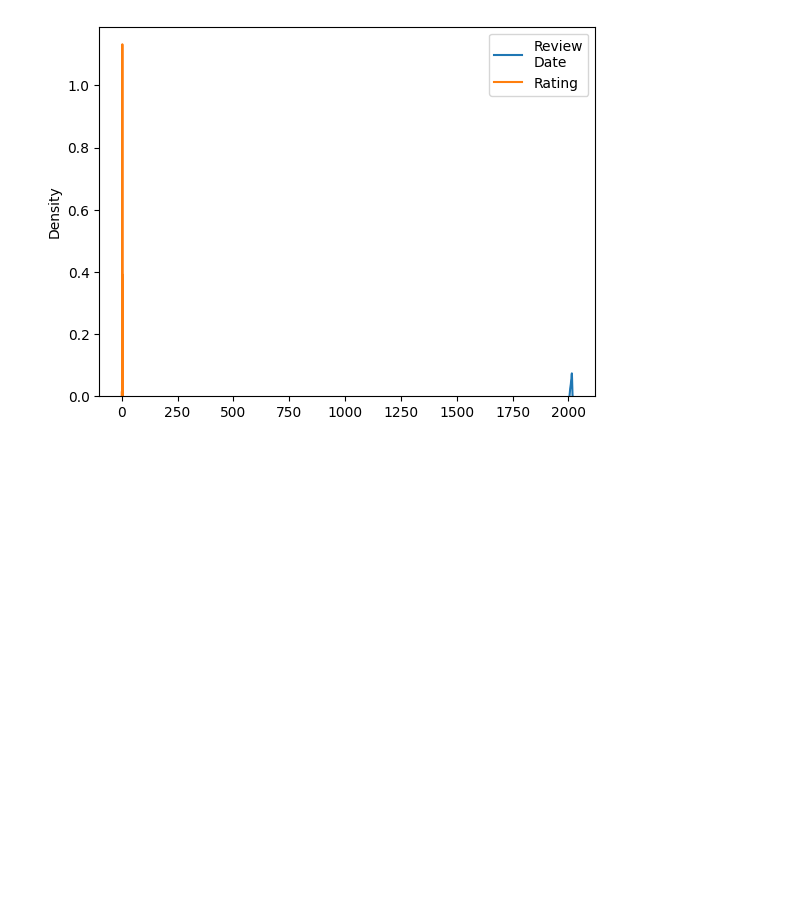
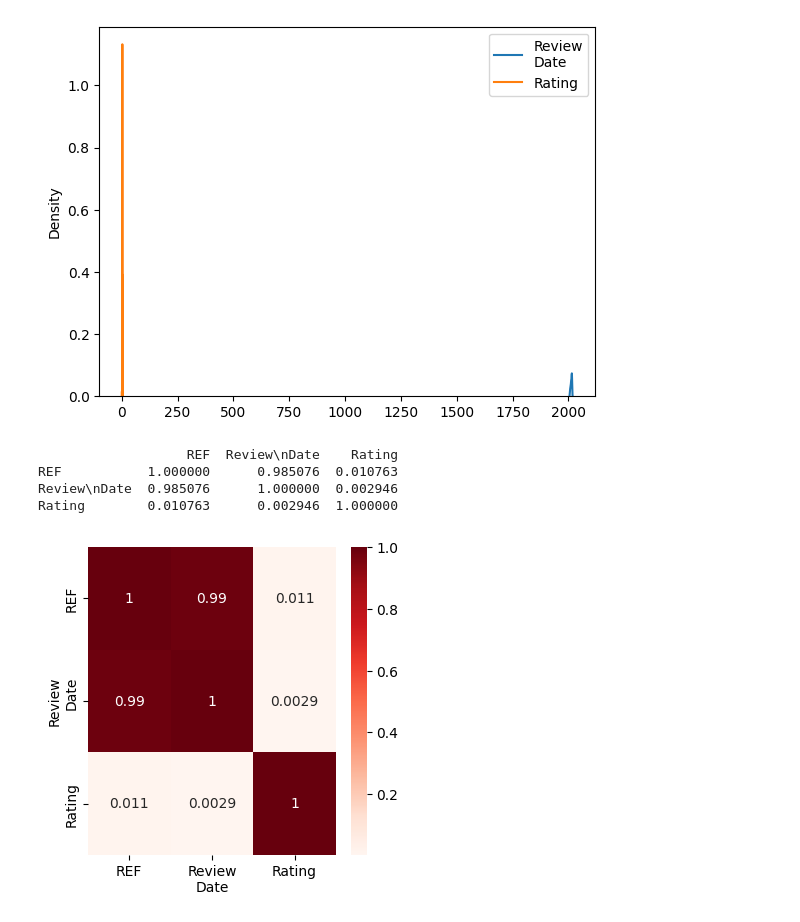
Before and after one commit to AbhinavKrishnan0629/AI, a Jupyter notebook: All projects/Exploratory Data Analysis/session 3.1 EDA.ipynb, the cells around one changed output. Drawn from its saved outputs; the diff is of its cells as text; code cells hidden in the pictures; blank space fills up the shorter version.

```diff
--- a/All projects/Exploratory Data Analysis/session 3.1 EDA.ipynb
+++ b/All projects/Exploratory Data Analysis/session 3.1 EDA.ipynb
@@ -294,3 +294,17 @@ fig = sb.kdeplot(data = df[["Review\nDate", "Rating"]], cbar=True)
 plt.show()
 # %% [output]
 [figure]
+# %%
+corr = df[["REF", "Review\nDate", "Rating"]].corr()
+print(corr)
+# %% [output]
+                   REF  Review\nDate    Rating
+REF           1.000000      0.985076  0.010763
+Review\nDate  0.985076      1.000000  0.002946
+Rating        0.010763      0.002946  1.000000
+# %%
+plt.figure(figsize=(4, 4))
+sb.heatmap(corr, annot=True, cmap=plt.cm.Reds)
+plt.show()
+# %% [output]
+[figure, added]
```
Also changed, not shown: parts of 2 cells of this notebook, 1 other file.
